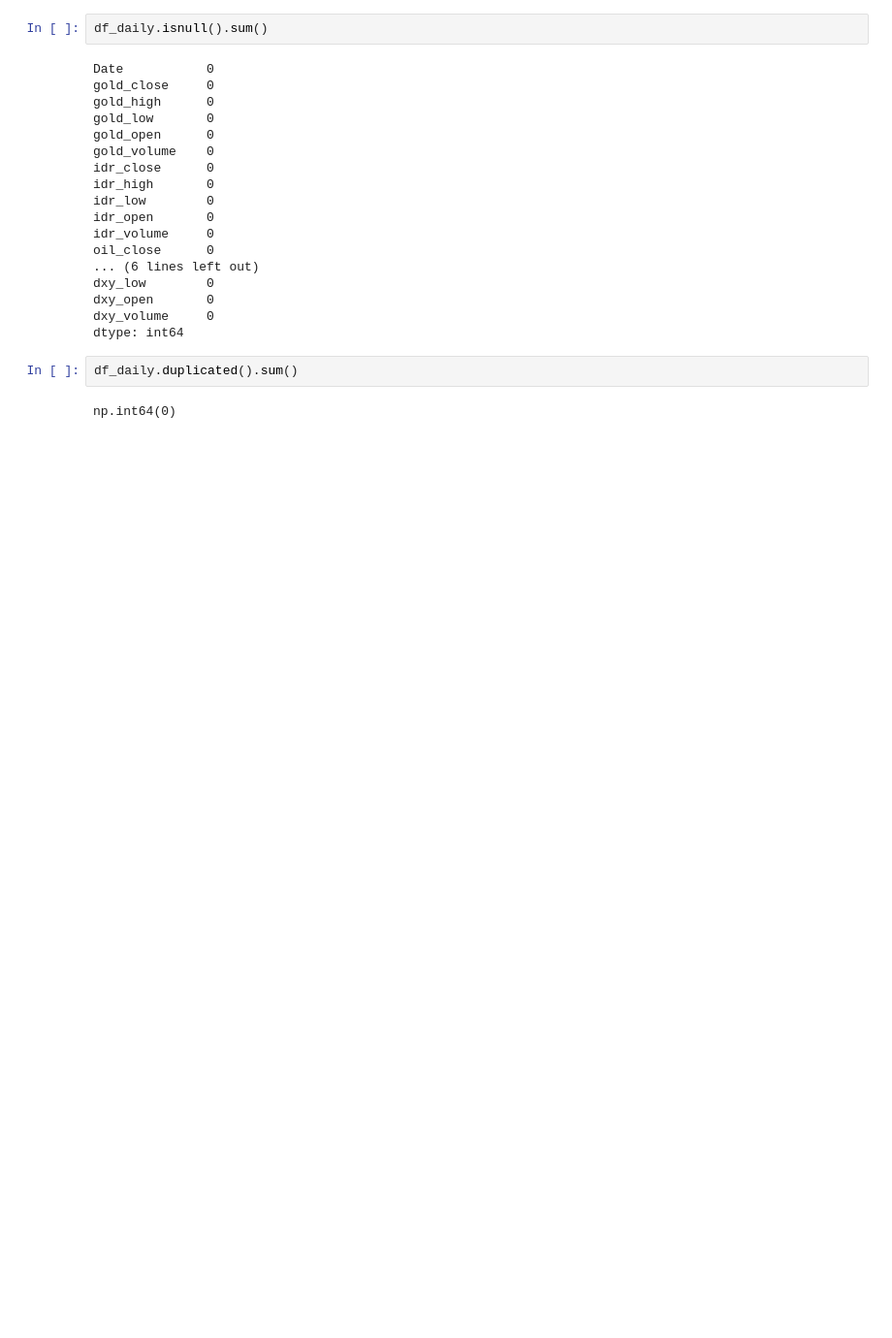
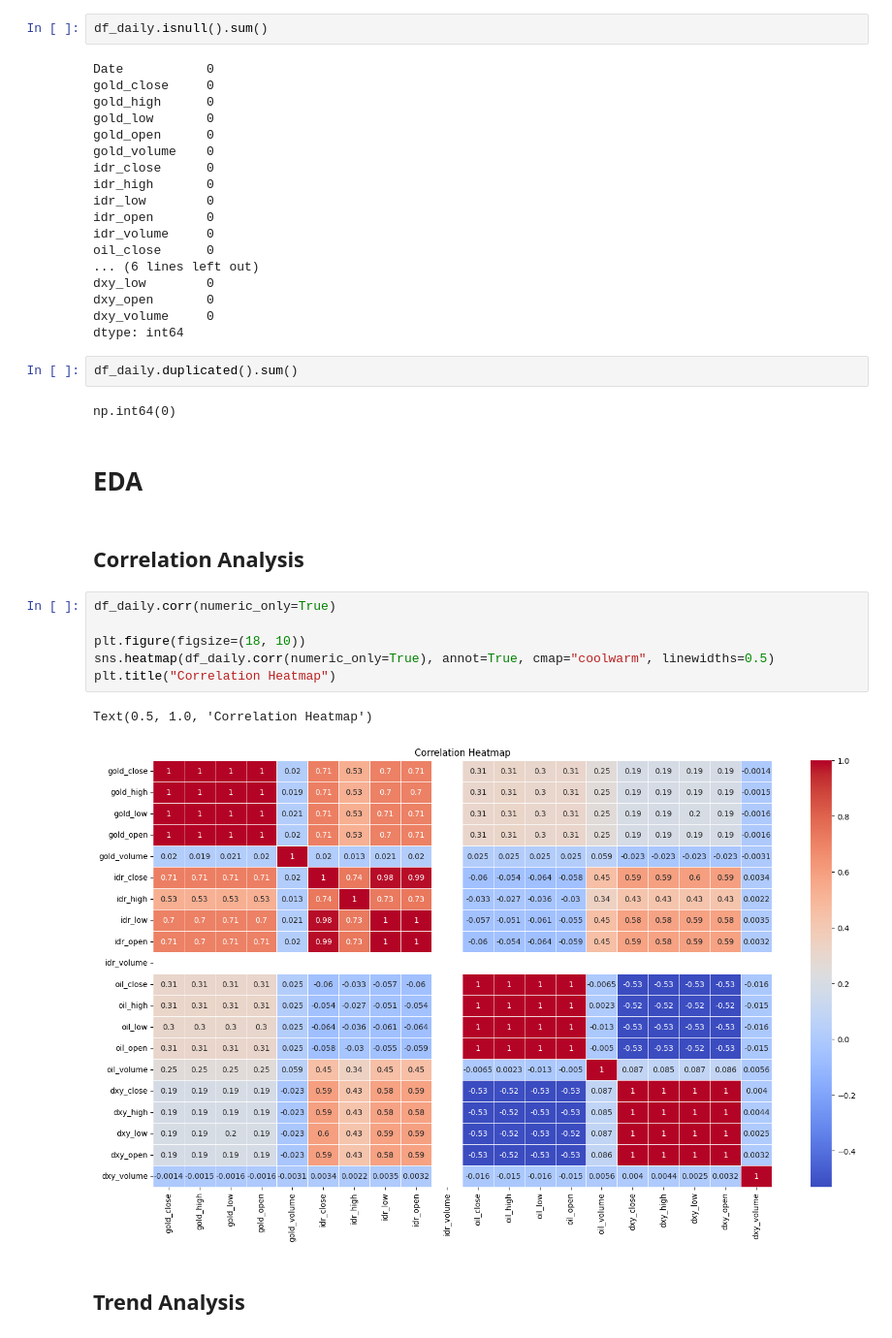
Before and after one commit to HaikalFrds/Basic-Gold-Market-Forecasting-System, a Jupyter notebook: notebooks/main_daily.ipynb, the cells around one changed output. Shown at 97% size. Drawn from its saved outputs; the diff is of its cells as text; blank space fills up the shorter version.

```diff
--- a/notebooks/main_daily.ipynb
+++ b/notebooks/main_daily.ipynb
@@ -119,3 +122,18 @@ dtype: int64
 df_daily.duplicated().sum()
 # %% [output]
 np.int64(0)
+# %% [markdown]
+# EDA
+# %% [markdown]
+## Correlation Analysis
+# %%
+df_daily.corr(numeric_only=True)
+
+plt.figure(figsize=(18, 10))
+sns.heatmap(df_daily.corr(numeric_only=True), annot=True, cmap="coolwarm", linewidths=0.5)
+plt.title("Correlation Heatmap")
+# %% [output]
+Text(0.5, 1.0, 'Correlation Heatmap')
+[figure, added]
+# %% [markdown]
+## Trend Analysis
```
Also changed, not shown: parts of 4 cells of this notebook.
